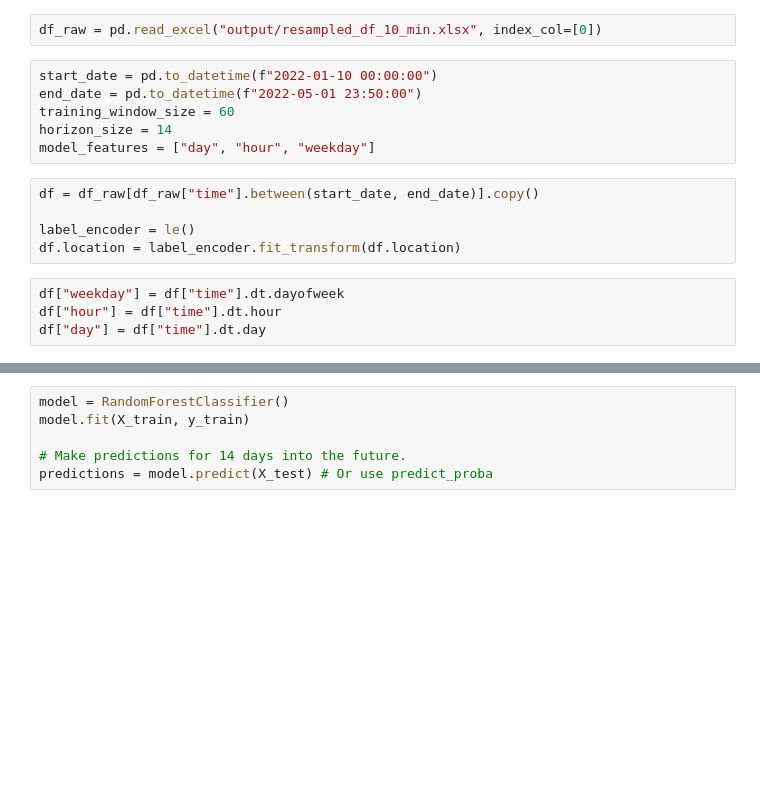
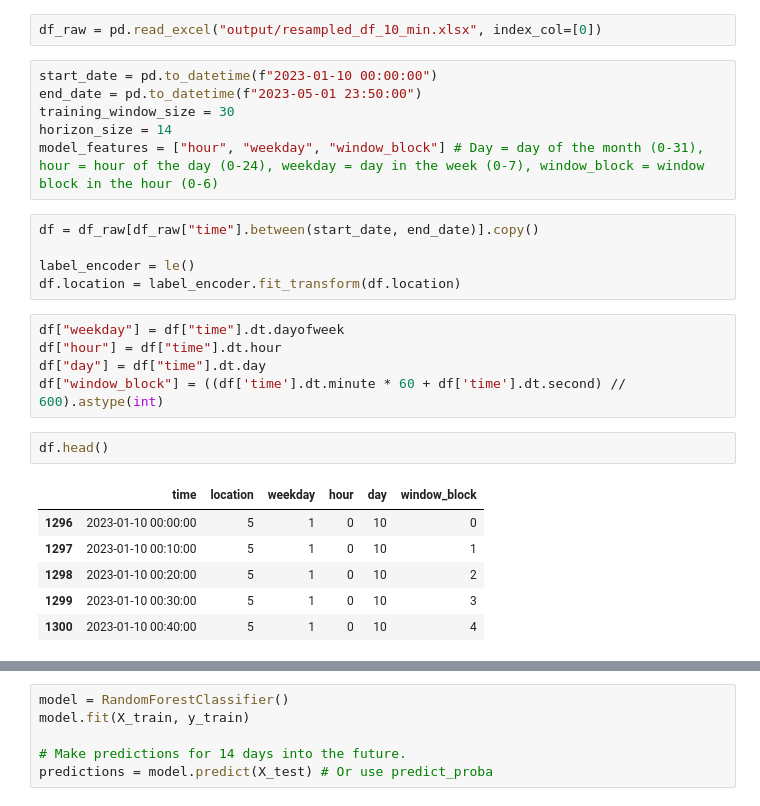
Before and after one commit to sandersiepel/JADS-politie-ob2, a Jupyter notebook: test.ipynb, the cells around one changed output, grey strips where cells are left out. Cells and saved outputs as stored; diff of their text form; blank space fills up the shorter version.

```diff
--- a/test.ipynb
+++ b/test.ipynb
@@ -10,11 +10,11 @@ from sklearn.preprocessing import LabelEncoder as le
 # %%
 df_raw = pd.read_excel("output/resampled_df_10_min.xlsx", index_col=[0])
 # %%
-start_date = pd.to_datetime(f"2022-01-10 00:00:00")
-end_date = pd.to_datetime(f"2022-05-01 23:50:00")
-training_window_size = 60
+start_date = pd.to_datetime(f"2023-01-10 00:00:00")
+end_date = pd.to_datetime(f"2023-05-01 23:50:00")
+training_window_size = 30
 horizon_size = 14
-model_features = ["day", "hour", "weekday"]
+model_features = ["hour", "weekday", "window_block"] # Day = day of the month (0-31), hour = hour of the day (0-24), weekday = day in the week (0-7), window_block = window block in the hour (0-6)
 # %%
 df = df_raw[df_raw["time"].between(start_date, end_date)].copy()
 
@@ -24,6 +24,16 @@ df.location = label_encoder.fit_transform(df.location)
 df["weekday"] = df["time"].dt.dayofweek
 df["hour"] = df["time"].dt.hour
 df["day"] = df["time"].dt.day
+df["window_block"] = ((df['time'].dt.minute * 60 + df['time'].dt.second) // 600).astype(int)
+# %%
+df.head()
+# %% [output]
+|  | time | location | weekday | hour | day | window_block |
+| 1296 | 2023-01-10 00:00:00 | 5 | 1 | 0 | 10 | 0 |
+| 1297 | 2023-01-10 00:10:00 | 5 | 1 | 0 | 10 | 1 |
+| 1298 | 2023-01-10 00:20:00 | 5 | 1 | 0 | 10 | 2 |
+| 1299 | 2023-01-10 00:30:00 | 5 | 1 | 0 | 10 | 3 |
+| 1300 | 2023-01-10 00:40:00 | 5 | 1 | 0 | 10 | 4 |
 # %%
 train_start_date = start_date
 train_end_date = train_start_date + pd.Timedelta(days=training_window_size-1, hours=23, minutes=50)
```
Also changed, not shown: parts of 5 cells of this notebook, 11 other files.
